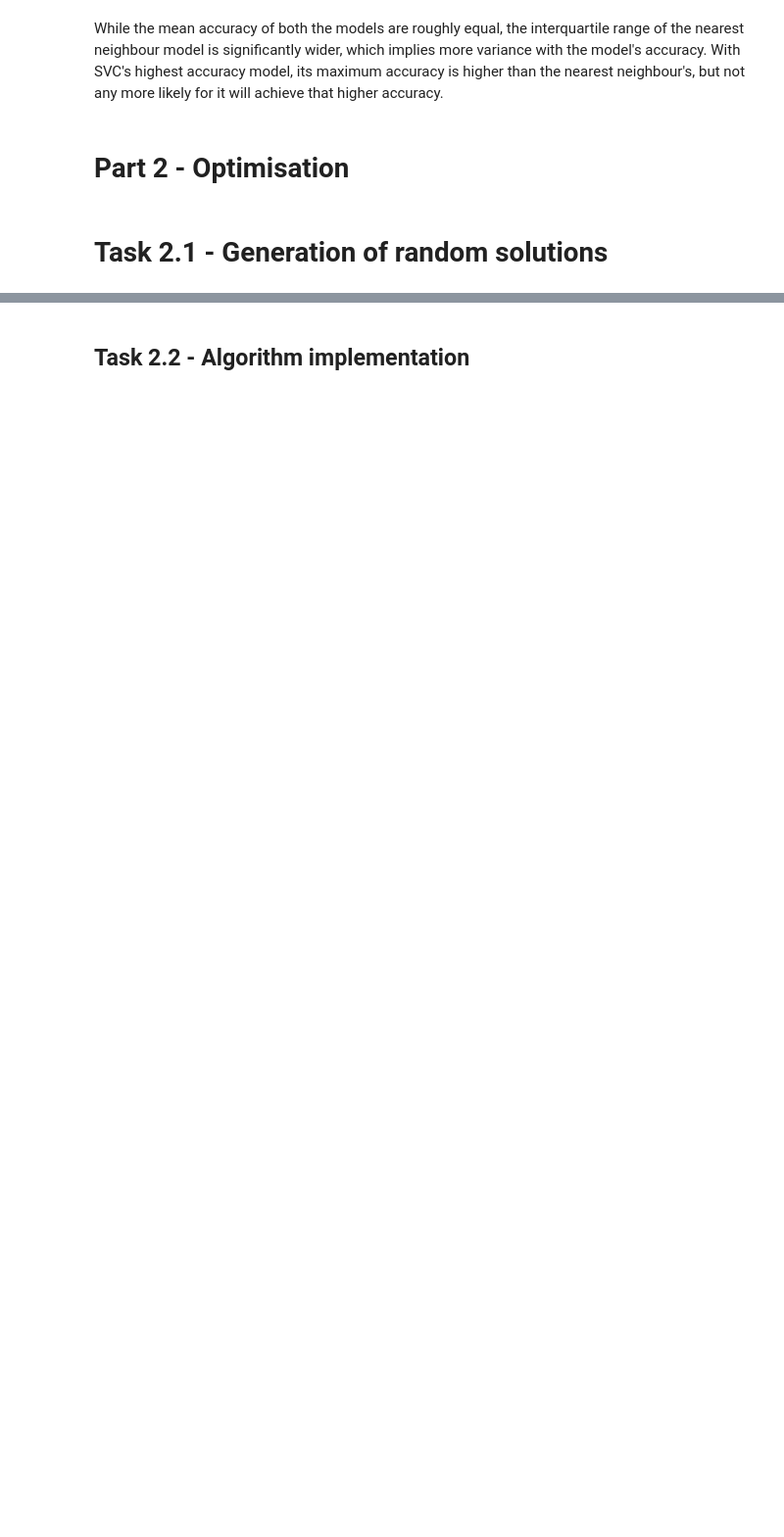
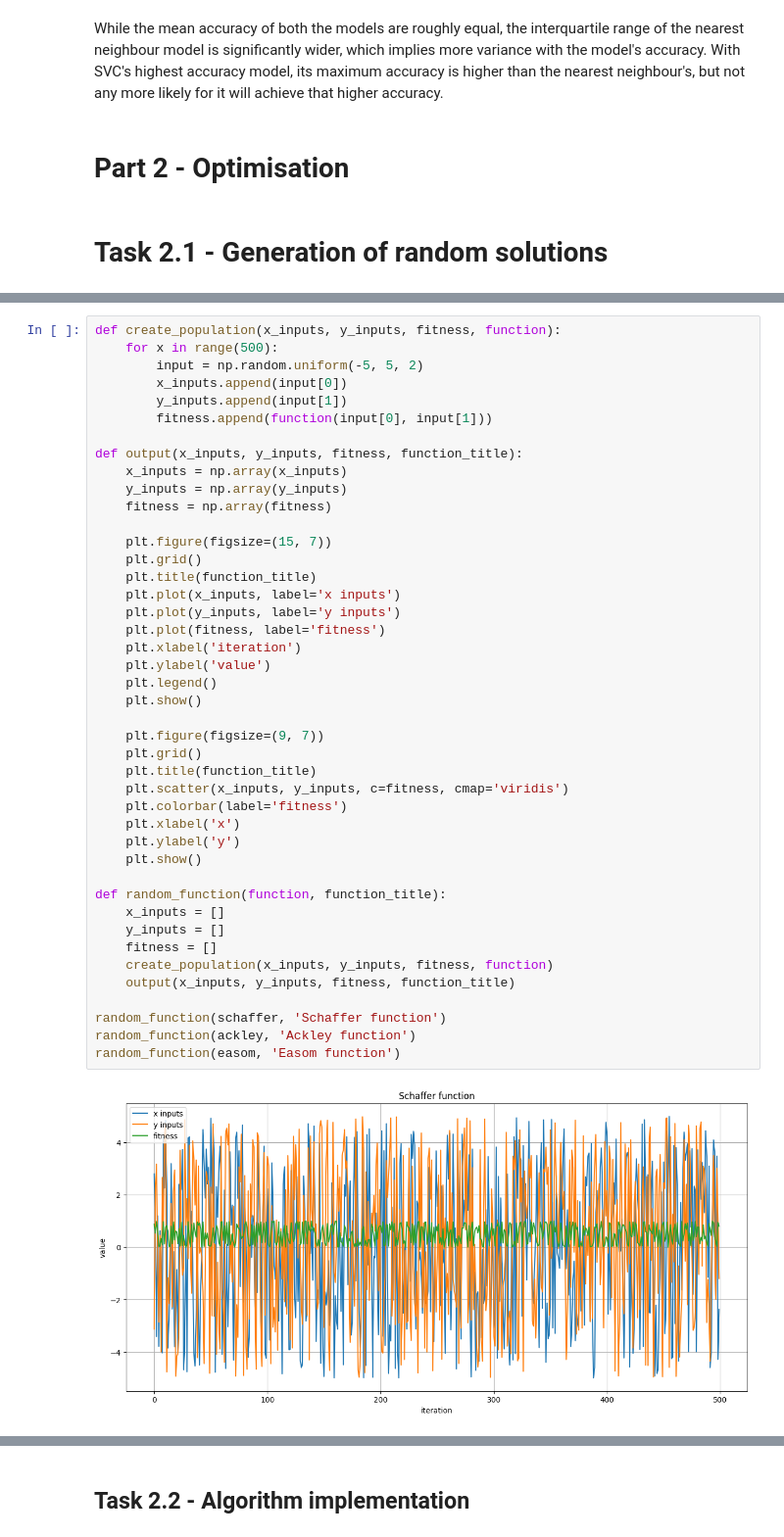
Before and after one commit to MichaelHooper36/COMP2002---Machine-Learning-and-Optimisation, a Jupyter notebook: Source Code/COMP2002Assessment.ipynb, the cells around one changed output, grey strips where cells are left out. Shown at 98% size. Saved outputs shown, nothing was run; the diff lists cells and outputs as text; blank space fills up the shorter version.

```diff
--- a/Source Code/COMP2002Assessment.ipynb
+++ b/Source Code/COMP2002Assessment.ipynb
@@ -324,0 +271,45 @@ for problem, title in zip(problems, titles):
+# %%
+def create_population(x_inputs, y_inputs, fitness, function):
+    for x in range(500):
+        input = np.random.uniform(-5, 5, 2)
+        x_inputs.append(input[0])
+        y_inputs.append(input[1])
+        fitness.append(function(input[0], input[1]))
+
+def output(x_inputs, y_inputs, fitness, function_title):
+    x_inputs = np.array(x_inputs)
+    y_inputs = np.array(y_inputs)
+    fitness = np.array(fitness)
+
+    plt.figure(figsize=(15, 7))
+    plt.grid()
+    plt.title(function_title)
+    plt.plot(x_inputs, label='x inputs')
+    plt.plot(y_inputs, label='y inputs')
+    plt.plot(fitness, label='fitness')
+    plt.xlabel('iteration')
+    plt.ylabel('value')
+    plt.legend()
+    plt.show()
+
+    plt.figure(figsize=(9, 7))
+    plt.grid()
+    plt.title(function_title)
+    plt.scatter(x_inputs, y_inputs, c=fitness, cmap='viridis')
+    plt.colorbar(label='fitness')
+    plt.xlabel('x')
+    plt.ylabel('y')
+    plt.show()
+
+def random_function(function, function_title):
+    x_inputs = []
+    y_inputs = []
+    fitness = []
+    create_population(x_inputs, y_inputs, fitness, function)
+    output(x_inputs, y_inputs, fitness, function_title)
+
+random_function(schaffer, 'Schaffer function')
+random_function(ackley, 'Ackley function')
+random_function(easom, 'Easom function')
+# %% [output]
+[figure, added]
```
Also changed, not shown: parts of 10 cells of this notebook.
